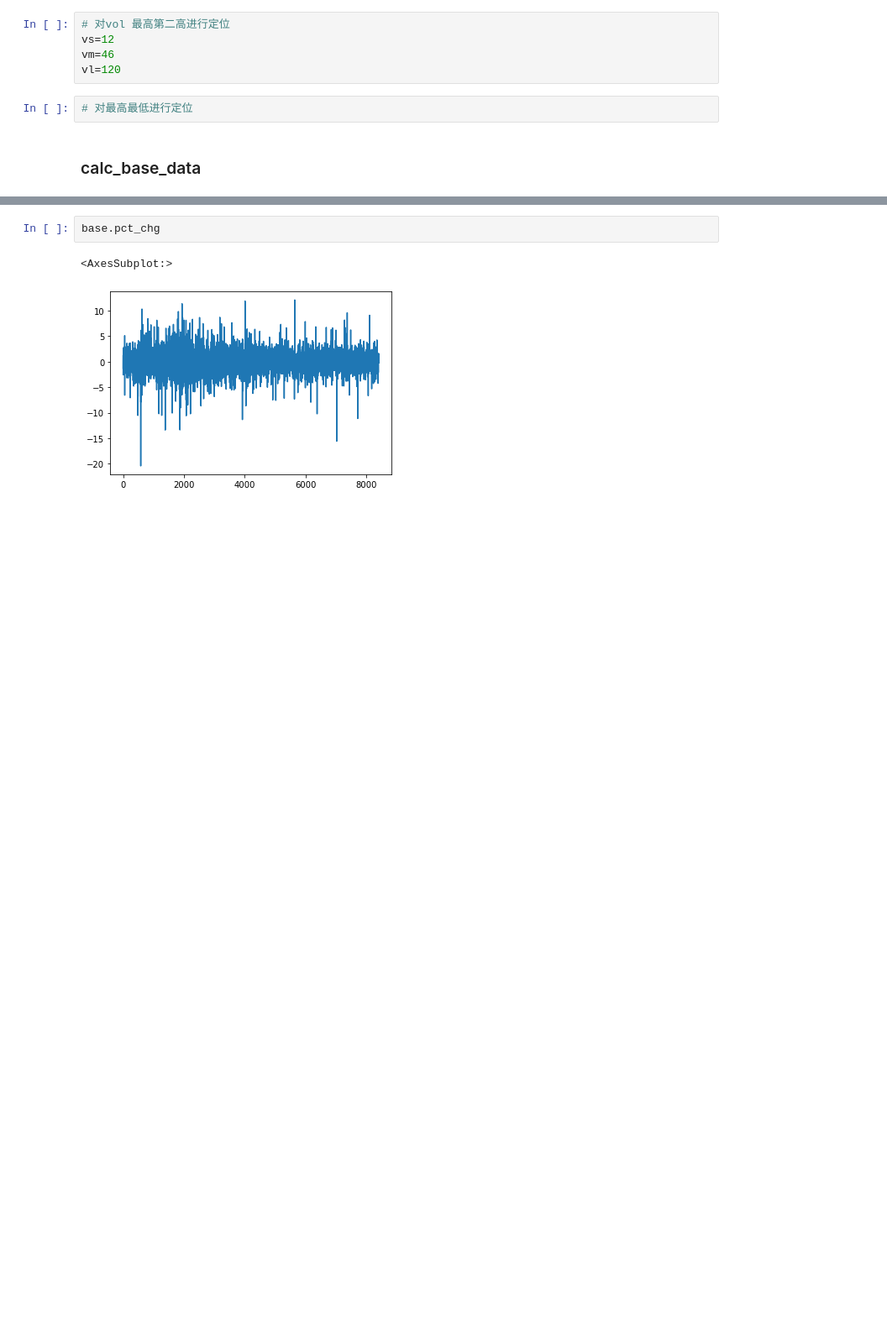
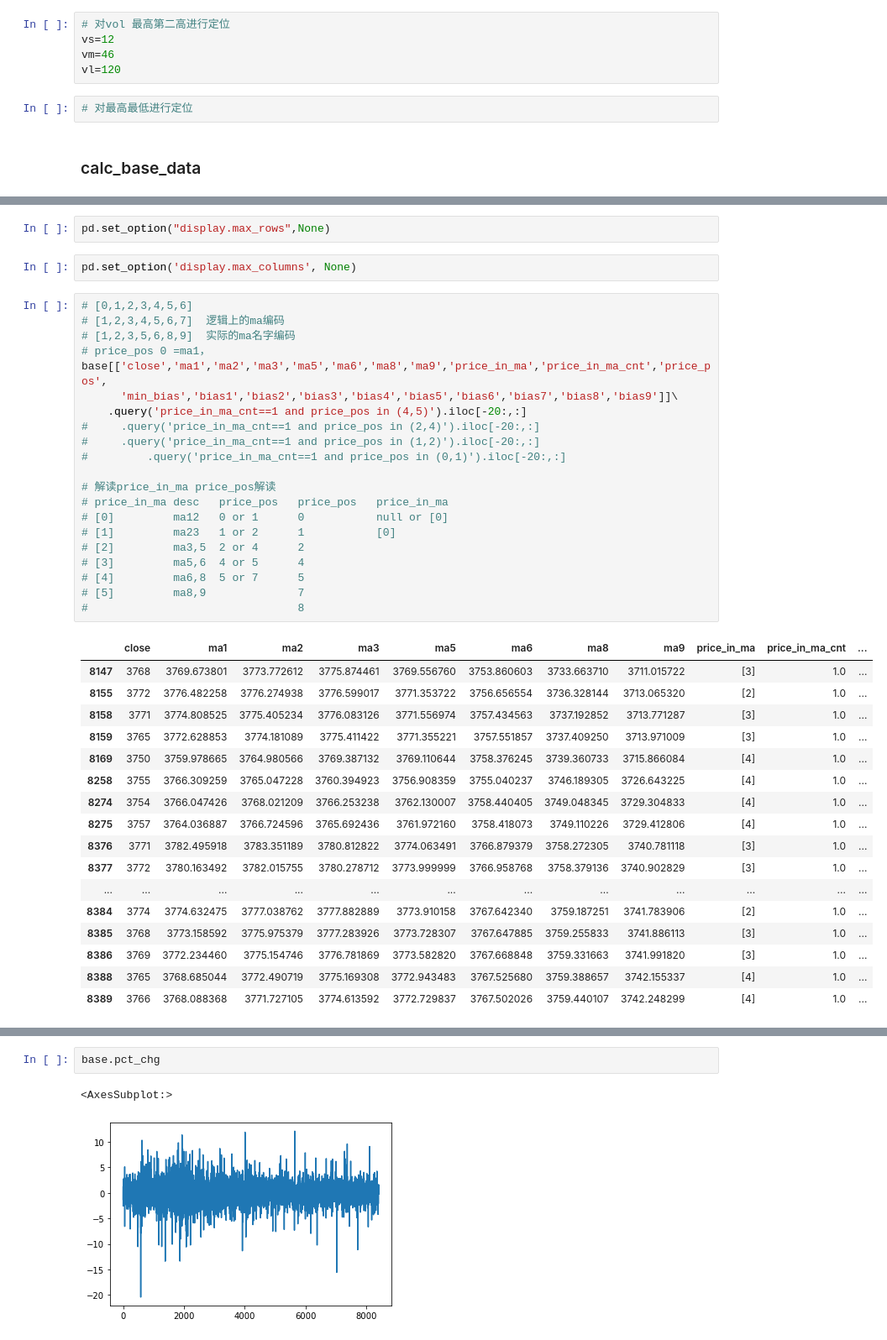
Before and after one commit to nuswgg/quants_qa, a Jupyter notebook: python/Py Quant Trading Practise/测试RB.ipynb, the cells around one changed output, grey strips where cells are left out. Shown at 84% size. Saved outputs shown, nothing was run; the diff lists cells and outputs as text; blank space fills up the shorter version.

Commit message:
finalize get_price_stage

```diff
--- a/python/Py Quant Trading Practise/测试RB.ipynb
+++ b/python/Py Quant Trading Practise/测试RB.ipynb
@@ -1312,0 +1594,43 @@ datetime.timedelta(microseconds=216096)
+# %%
+pd.set_option("display.max_rows",None)
+# %%
+pd.set_option('display.max_columns', None)
+# %%
+# [0,1,2,3,4,5,6]
+# [1,2,3,4,5,6,7]  逻辑上的ma编码
+# [1,2,3,5,6,8,9]  实际的ma名字编码
+# price_pos 0 =ma1，
+base[['close','ma1','ma2','ma3','ma5','ma6','ma8','ma9','price_in_ma','price_in_ma_cnt','price_pos',
+      'min_bias','bias1','bias2','bias3','bias4','bias5','bias6','bias7','bias8','bias9']]\
+    .query('price_in_ma_cnt==1 and price_pos in (4,5)').iloc[-20:,:]
+#     .query('price_in_ma_cnt==1 and price_pos in (2,4)').iloc[-20:,:]
+#     .query('price_in_ma_cnt==1 and price_pos in (1,2)').iloc[-20:,:]
+#         .query('price_in_ma_cnt==1 and price_pos in (0,1)').iloc[-20:,:]
+
+# 解读price_in_ma price_pos解读
+# price_in_ma desc   price_pos   price_pos   price_in_ma
+# [0]         ma12   0 or 1      0           null or [0]
+# [1]         ma23   1 or 2      1           [0]
+# [2]         ma3,5  2 or 4      2
+# [3]         ma5,6  4 or 5      4
+# [4]         ma6,8  5 or 7      5
+# [5]         ma8,9              7
+#                                8
+# %% [output]
+|  | close | ma1 | ma2 | ma3 | ma5 | ma6 | ma8 | ma9 | price_in_ma | price_in_ma_cnt | ... |
+| 8147 | 3768 | 3769.673801 | 3773.772612 | 3775.874461 | 3769.556760 | 3753.860603 | 3733.663710 | 3711.015722 | [3] | 1.0 | ... |
+| 8155 | 3772 | 3776.482258 | 3776.274938 | 3776.599017 | 3771.353722 | 3756.656554 | 3736.328144 | 3713.065320 | [2] | 1.0 | ... |
+| 8158 | 3771 | 3774.808525 | 3775.405234 | 3776.083126 | 3771.556974 | 3757.434563 | 3737.192852 | 3713.771287 | [3] | 1.0 | ... |
+| 8159 | 3765 | 3772.628853 | 3774.181089 | 3775.411422 | 3771.355221 | 3757.551857 | 3737.409250 | 3713.971009 | [3] | 1.0 | ... |
+| 8169 | 3750 | 3759.978665 | 3764.980566 | 3769.387132 | 3769.110644 | 3758.376245 | 3739.360733 | 3715.866084 | [4] | 1.0 | ... |
+| 8258 | 3755 | 3766.309259 | 3765.047228 | 3760.394923 | 3756.908359 | 3755.040237 | 3746.189305 | 3726.643225 | [4] | 1.0 | ... |
+| 8274 | 3754 | 3766.047426 | 3768.021209 | 3766.253238 | 3762.130007 | 3758.440405 | 3749.048345 | 3729.304833 | [4] | 1.0 | ... |
+| 8275 | 3757 | 3764.036887 | 3766.724596 | 3765.692436 | 3761.972160 | 3758.418073 | 3749.110226 | 3729.412806 | [4] | 1.0 | ... |
+| 8376 | 3771 | 3782.495918 | 3783.351189 | 3780.812822 | 3774.063491 | 3766.879379 | 3758.272305 | 3740.781118 | [3] | 1.0 | ... |
+| 8377 | 3772 | 3780.163492 | 3782.015755 | 3780.278712 | 3773.999999 | 3766.958768 | 3758.379136 | 3740.902829 | [3] | 1.0 | ... |
+| ... | ... | ... | ... | ... | ... | ... | ... | ... | ... | ... | ... |
+| 8384 | 3774 | 3774.632475 | 3777.038762 | 3777.882889 | 3773.910158 | 3767.642340 | 3759.187251 | 3741.783906 | [2] | 1.0 | ... |
+| 8385 | 3768 | 3773.158592 | 3775.975379 | 3777.283926 | 3773.728307 | 3767.647885 | 3759.255833 | 3741.886113 | [3] | 1.0 | ... |
+| 8386 | 3769 | 3772.234460 | 3775.154746 | 3776.781869 | 3773.582820 | 3767.668848 | 3759.331663 | 3741.991820 | [3] | 1.0 | ... |
+| 8388 | 3765 | 3768.685044 | 3772.490719 | 3775.169308 | 3772.943483 | 3767.525680 | 3759.388657 | 3742.155337 | [4] | 1.0 | ... |
+| 8389 | 3766 | 3768.088368 | 3771.727105 | 3774.613592 | 3772.729837 | 3767.502026 | 3759.440107 | 3742.248299 | [4] | 1.0 | ... |
```
Also changed, not shown: parts of 50 cells of this notebook, 1 other file.
